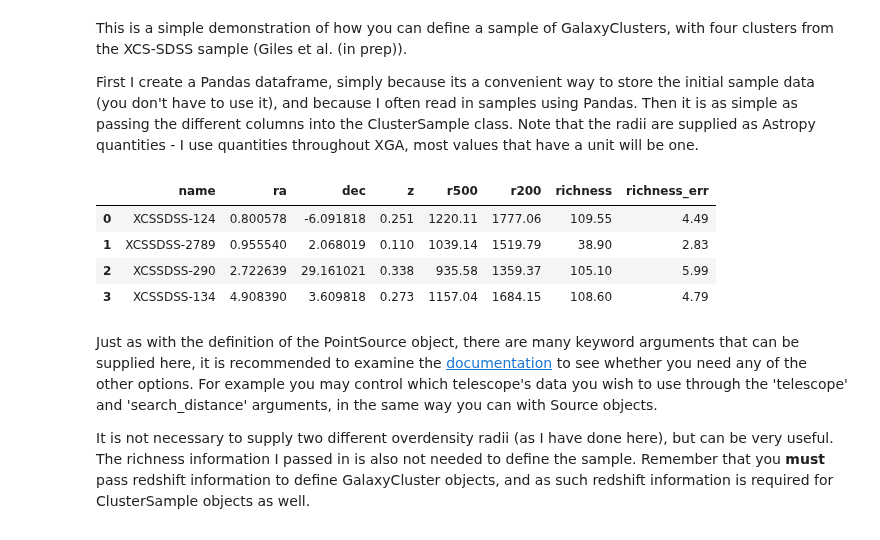
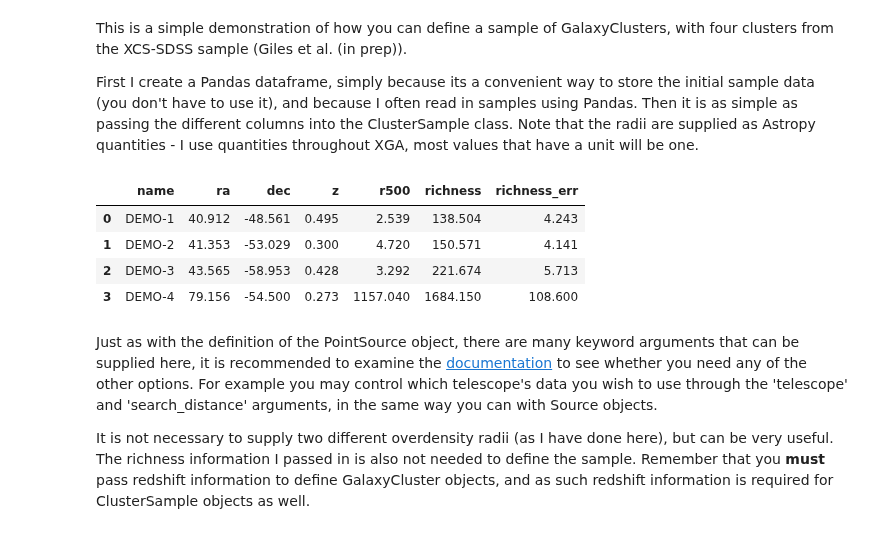
Before and after one commit to DavidT3/XGA, a Jupyter notebook: docs/source/notebooks/tutorials/sources_samples.ipynb, the cells around one changed output. Drawn from its saved outputs; the diff is of its cells as text; code cells hidden in the pictures.

```diff
--- a/docs/source/notebooks/tutorials/sources_samples.ipynb
+++ b/docs/source/notebooks/tutorials/sources_samples.ipynb
@@ -213,23 +213,23 @@ This is a simple demonstration of how you can define a sample of GalaxyClusters,
 
 First I create a Pandas dataframe, simply because its a convenient way to store the initial sample data (you don't have to use it), and because I often read in samples using Pandas. Then it is as simple as passing the different columns into the ClusterSample class. Note that the radii are supplied as Astropy quantities - I use quantities throughout XGA, most values that have a unit will be one.
 # %%
-column_names = ['name', 'ra', 'dec', 'z', 'r500', 'r200', 'richness', 'richness_err']
-cluster_data = np.array([['XCSSDSS-124', 0.80057775, -6.0918182, 0.251, 1220.11, 1777.06, 109.55, 4.49],
-                         ['XCSSDSS-2789', 0.95553986, 2.068019, 0.11, 1039.14, 1519.79, 38.90, 2.83],
-                         ['XCSSDSS-290', 2.7226392, 29.161021, 0.338, 935.58, 1359.37, 105.10, 5.99],
-                         ['XCSSDSS-134', 4.9083898, 3.6098177, 0.273, 1157.04, 1684.15, 108.60, 4.79]])
+column_names = ['name', 'ra', 'dec', 'z', 'r500', 'richness', 'richness_err']
+cluster_data = np.array([['DEMO-1', 40.912, -48.561, 0.495, 2.539, 138.504, 4.243],
+                         ['DEMO-2', 41.353, -53.029, 0.300, 4.720, 150.571, 4.141],
+                         ['DEMO-3', 43.565, -58.953, 0.428, 3.292, 221.674, 5.713],
+                         ['DEMO-4', 79.156, -54.500, 0.273, 1157.04, 1684.15, 108.60]])
 
 sample_df = pd.DataFrame(data=cluster_data, columns=column_names)
-sample_df[['ra', 'dec', 'z', 'r500', 'r200', 'richness', 'richness_err']] = \
-    sample_df[['ra', 'dec', 'z', 'r500', 'r200', 'richness', 'richness_err']].astype(float)
+sample_df[['ra', 'dec', 'z', 'r500', 'richness', 'richness_err']] = \
+    sample_df[['ra', 'dec', 'z', 'r500', 'richness', 'richness_err']].astype(float)
 
 sample_df
 # %% [output]
-|  | name | ra | dec | z | r500 | r200 | richness | richness_err |
-| 0 | XCSSDSS-124 | 0.800578 | -6.091818 | 0.251 | 1220.11 | 1777.06 | 109.55 | 4.49 |
-| 1 | XCSSDSS-2789 | 0.955540 | 2.068019 | 0.110 | 1039.14 | 1519.79 | 38.90 | 2.83 |
-| 2 | XCSSDSS-290 | 2.722639 | 29.161021 | 0.338 | 935.58 | 1359.37 | 105.10 | 5.99 |
-| 3 | XCSSDSS-134 | 4.908390 | 3.609818 | 0.273 | 1157.04 | 1684.15 | 108.60 | 4.79 |
+|  | name | ra | dec | z | r500 | richness | richness_err |
+| 0 | DEMO-1 | 40.912 | -48.561 | 0.495 | 2.539 | 138.504 | 4.243 |
+| 1 | DEMO-2 | 41.353 | -53.029 | 0.300 | 4.720 | 150.571 | 4.141 |
+| 2 | DEMO-3 | 43.565 | -58.953 | 0.428 | 3.292 | 221.674 | 5.713 |
+| 3 | DEMO-4 | 79.156 | -54.500 | 0.273 | 1157.040 | 1684.150 | 108.600 |
 # %% [markdown]
 Just as with the definition of the PointSource object, there are many keyword arguments that can be supplied here, it is recommended to examine the [documentation](../../xga.samples.rst#xga.samples.extended.ClusterSample) to see whether you need any of the other options. For example you may control which telescope's data you wish to use through the 'telescope' and 'search_distance' arguments, in the same way you can with Source objects.
 
```
Also changed, not shown: parts of 11 cells of this notebook.
